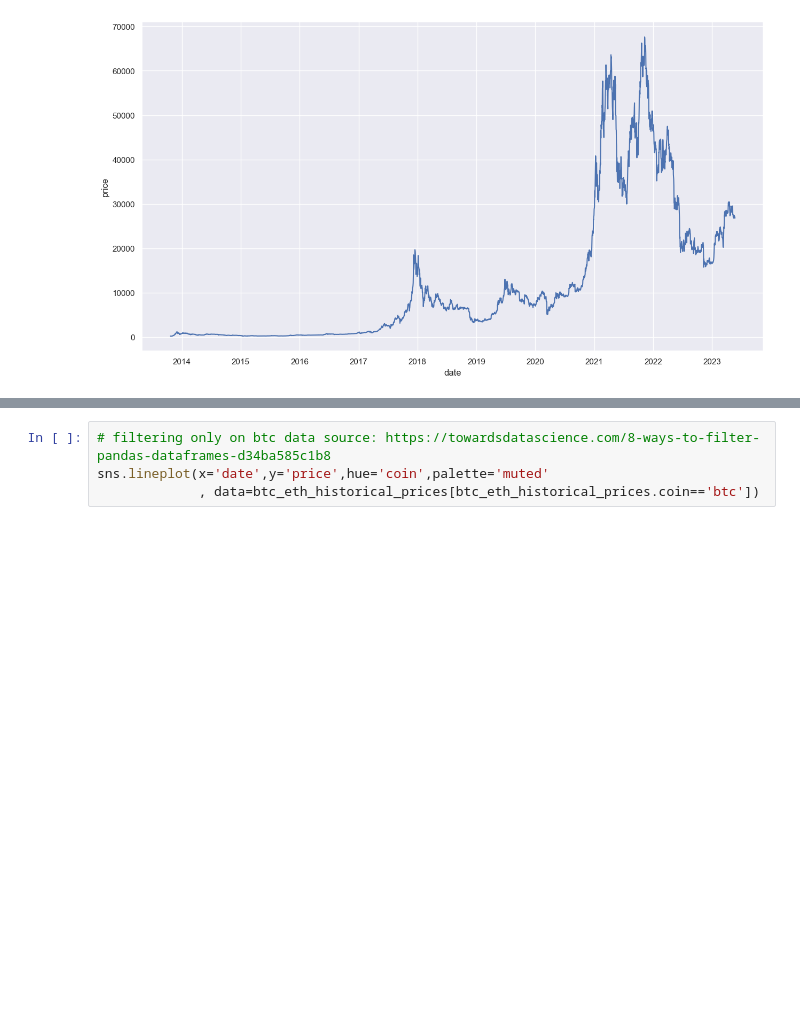
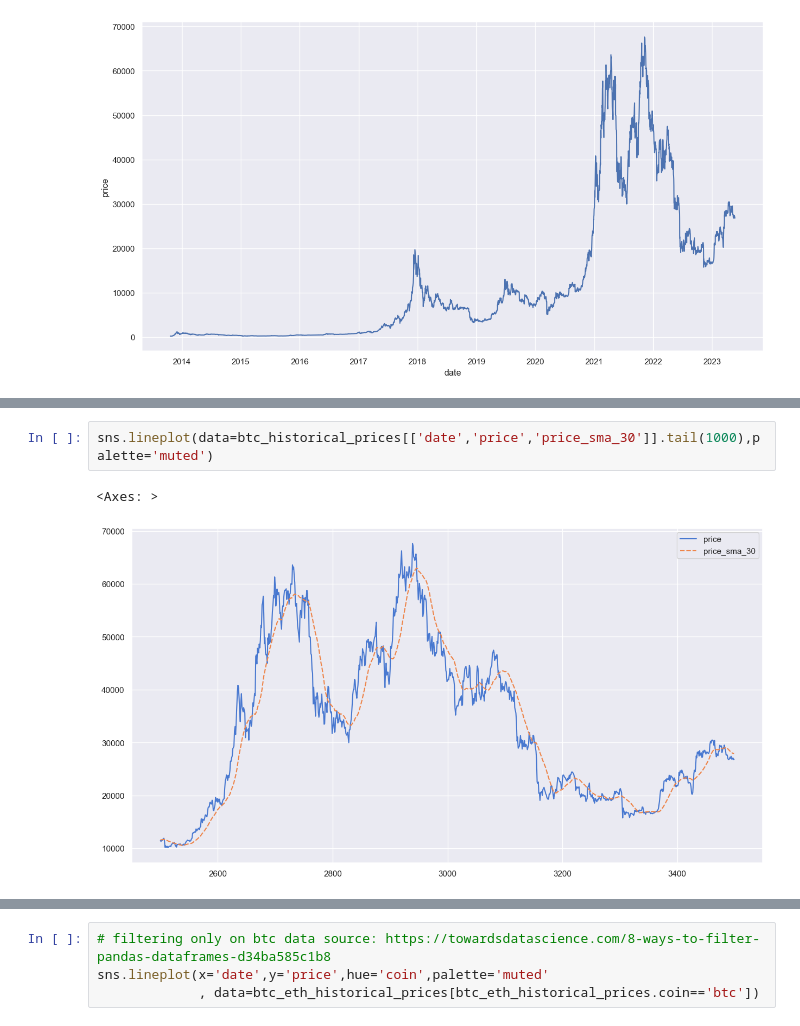
Before and after one commit to abhishek4563/crypto-trading-app, a Jupyter notebook: GetCryptoPrices.ipynb, the cells around one changed output, grey strips where cells are left out. Drawn from its saved outputs; the diff is of its cells as text; blank space fills up the shorter version.

```diff
--- a/GetCryptoPrices.ipynb
+++ b/GetCryptoPrices.ipynb
@@ -586,0 +582,5 @@ sns.lineplot(data=btc_historical_prices[['date','price','price_sma_90']].tail(50
+# %%
+sns.lineplot(data=btc_historical_prices[['date','price','price_sma_30']].tail(1000),palette='muted')
+# %% [output]
+<Axes: >
+[figure, added]
```
Also changed, not shown: parts of 79 cells of this notebook.
